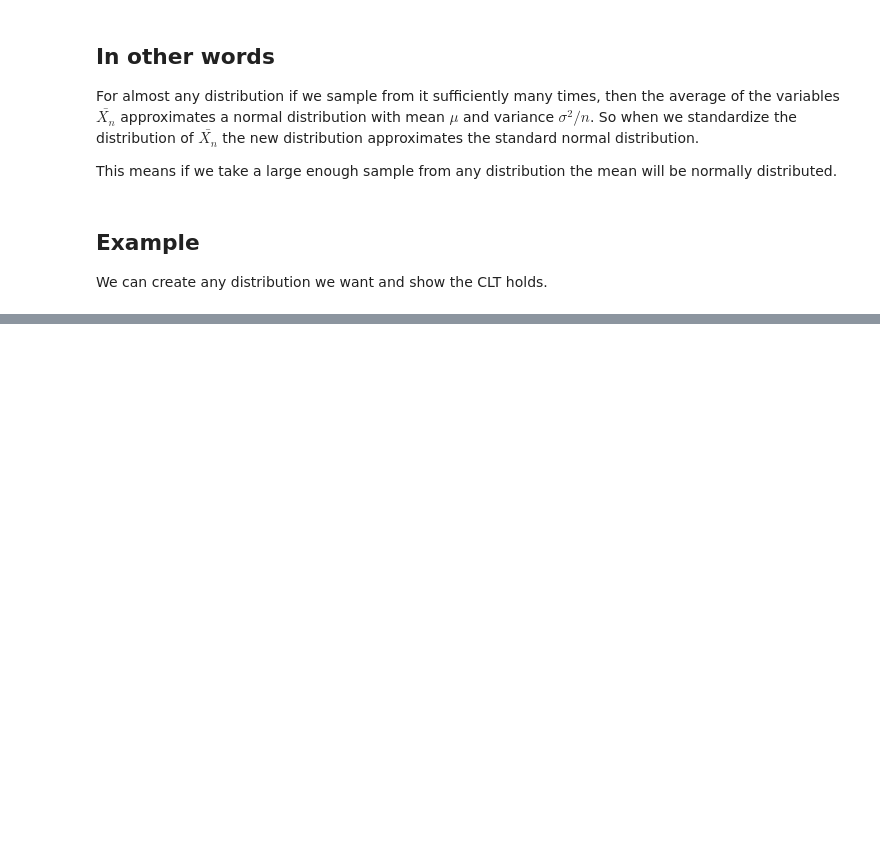
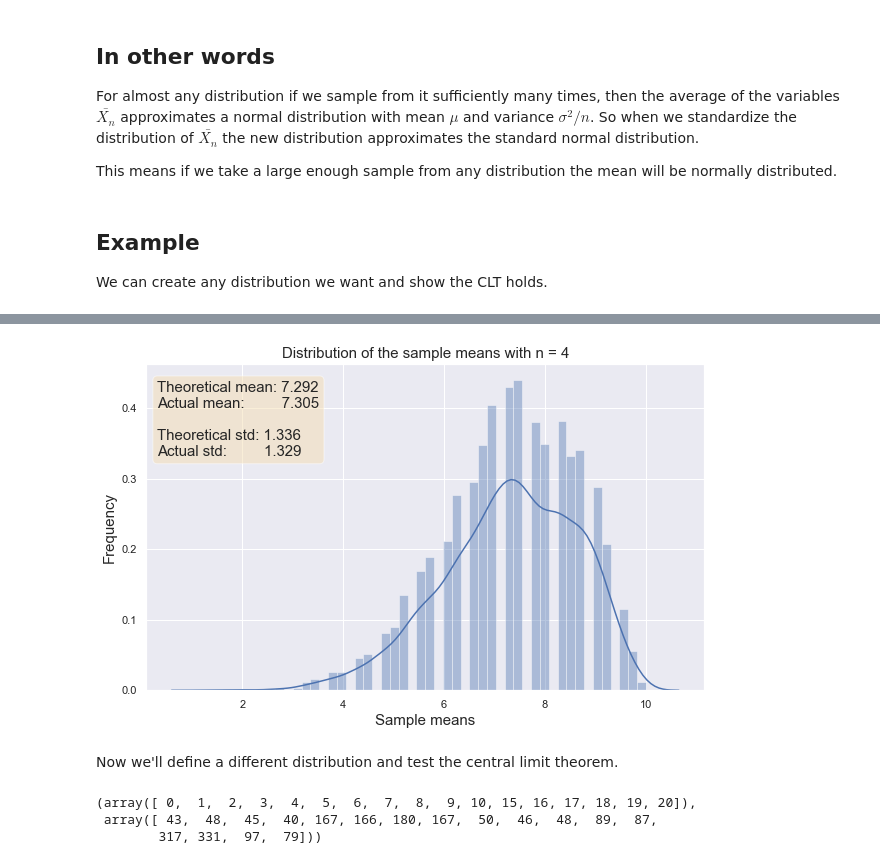
Before and after one commit to eytanohana/Data-Science-and-Statistics, a Jupyter notebook: CLT.ipynb, the cells around one changed output, grey strips where cells are left out. Drawn from its saved outputs; the diff is of its cells as text; code cells hidden in the pictures; blank space fills up the shorter version.

```diff
--- a/CLT.ipynb
+++ b/CLT.ipynb
@@ -107,0 +175,39 @@ If we increase our sample size and repeat the process we should get more accurat
+# %%
+def clt(dist, n):
+    '''
+    Parameters:
+        dist - A dictionary where the keys are the values of the distribution
+               and the values are their corresponding probabilities.
+
+        n - The sample size to use.
+    ==========================================================================
+    The function takes in the distribution and sample size and plots the distribution of the
+    sample means as shown above in order to display the central limit theorem.
+    '''
+    dist_vals = np.array(list(dist.keys()))
+    dist_probs = np.array(list(dist.values()))
+
+    dist_mean = (dist_vals * dist_probs).sum()
+    dist_std = np.sqrt(np.sum((dist_vals**2) * dist_probs) - dist_mean**2)
+
+    means = []
+    for _ in range(10_000):
+        # Take a sample of size 4 according to the probabilities.
+        sample = np.random.choice(dist_vals, p=dist_probs, size=n)
+        means.append(sample.mean())
+    means = np.array(means)
+
+    text = f'''Theoretical mean: {dist_mean:.3f}
+Actual mean:         {means.mean():.3f}
+
+Theoretical std: {dist_std / np.sqrt(n):.3f}
+Actual std:         {means.std():.3f}'''
+
+    plt.text(0.02, 0.95, text, transform=plt.gca().transAxes, fontsize=15,
+        verticalalignment='top', bbox=props)
+
+    plt.xlabel('Sample means', fontsize=15)
+    plt.ylabel('Frequency', fontsize=15)
+    sns.distplot(means)
+    plt.title(f'Distribution of the sample means with n = {n}', fontsize=15)
+    plt.show()
@@ -107,0 +227,6 @@ If we increase our sample size and repeat the process we should get more accurat
+# %%
+clt(distribution, 4)
+# %% [output]
+[figure, added]
+# %% [markdown]
+Now we'll define a different distribution and test the central limit theorem.
@@ -107,0 +239,6 @@ If we increase our sample size and repeat the process we should get more accurat
+# %%
+np.unique(dist, return_counts=True)
+# %% [output]
+(array([ 0,  1,  2,  3,  4,  5,  6,  7,  8,  9, 10, 15, 16, 17, 18, 19, 20]),
+ array([ 43,  48,  45,  40, 167, 166, 180, 167,  50,  46,  48,  89,  87,
+        317, 331,  97,  79]))
```
Also changed, not shown: parts of 21 cells of this notebook.
